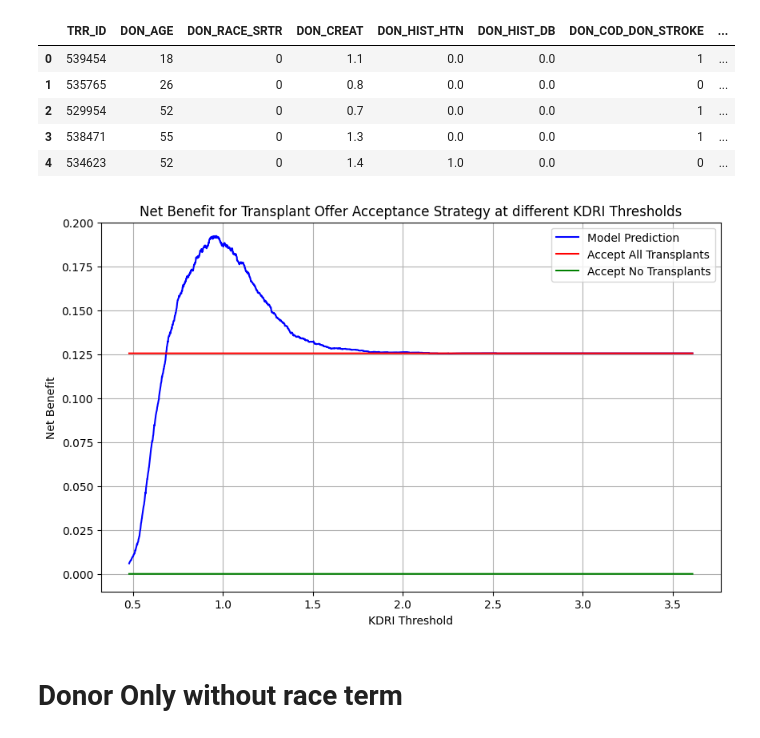
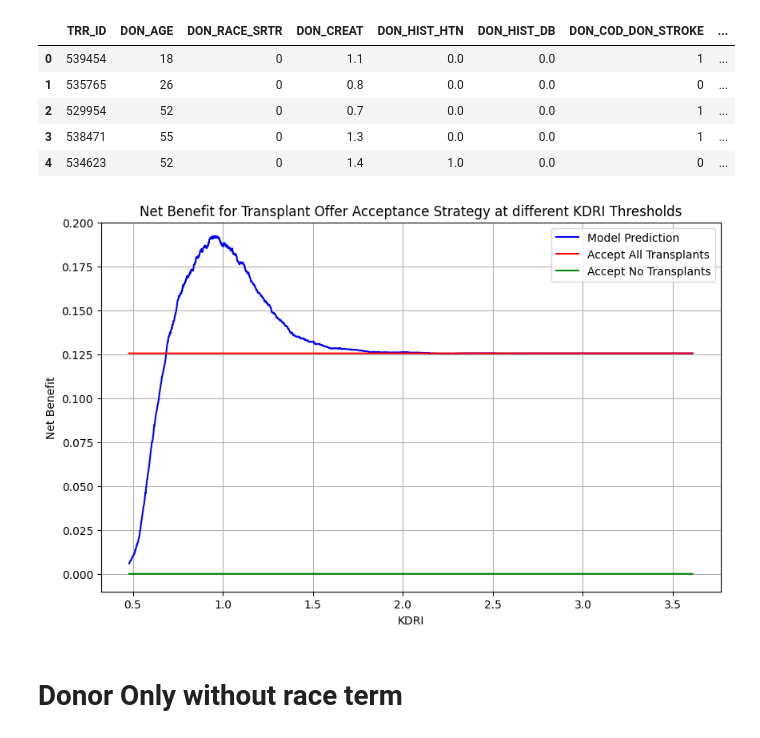
Before and after one commit to akhan390/-decision-curve-analysis-kdri, a Jupyter notebook: dca_preds_D.ipynb, the cells around one changed output. Drawn from its saved outputs; the diff is of its cells as text; code cells hidden in the pictures.

```diff
--- a/dca_preds_D.ipynb
+++ b/dca_preds_D.ipynb
@@ -259,35 +259,35 @@ FN_accept_all = (df_validate['REC_GRAFT_STAT'] == 1).sum()  # Actual graft failu
 net_benefit_accept_all_value = (TP_accept_all / N) - (FN_accept_all / N) * odds_ratio
 
 # Loop over each threshold in kdri_thresholds
 for threshold in kdri_thresholds:
     # Vectorized calculations for TP and FP based on the current threshold
     is_below_threshold = df_validate['KDRI'] < threshold
     TP = ((is_below_threshold) & (df_validate['REC_GRAFT_STAT'] == 0)).sum()  # True Positives (survivals correctly identified)
     FP = ((is_below_threshold) & (df_validate['REC_GRAFT_STAT'] == 1)).sum()  # False Positives (failures incorrectly predicted as survivals)
 
     # Calculate net benefit for model strategy at the current threshold
     net_benefit_model_value = (TP / N) - (FP / N) * odds_ratio
     net_benefit_model.append(net_benefit_model_value)
 
     # Store "Accept All" and "Accept None" values
     net_benefit_accept_all.append(net_benefit_accept_all_value)
     net_benefit_accept_none.append(0)  # Always zero for "Accept None" strategy
 
 # Plot the results for different thresholds
 plt.figure(figsize=(10, 6))
 plt.plot(kdri_thresholds, net_benefit_model, 'b-', label='Model Prediction')
 plt.plot(kdri_thresholds, net_benefit_accept_all, 'r-', label='Accept All Transplants')
 plt.plot(kdri_thresholds, net_benefit_accept_none, 'g-', label='Accept No Transplants')
 
-plt.xlabel("KDRI Threshold")
+plt.xlabel("KDRI")
 plt.ylabel("Net Benefit")
 plt.title("Net Benefit for Transplant Offer Acceptance Strategy at different KDRI Thresholds")
 plt.ylim(-0.01, 0.2)
 plt.legend()
 plt.grid(True)
 plt.show()
 # %% [output]
-[figure, old version]
+[figure, new version]
 # %% [markdown]
 # Donor Only without race term
 # %%
```
Also changed, not shown: parts of 5 cells of this notebook, 1 other file.
